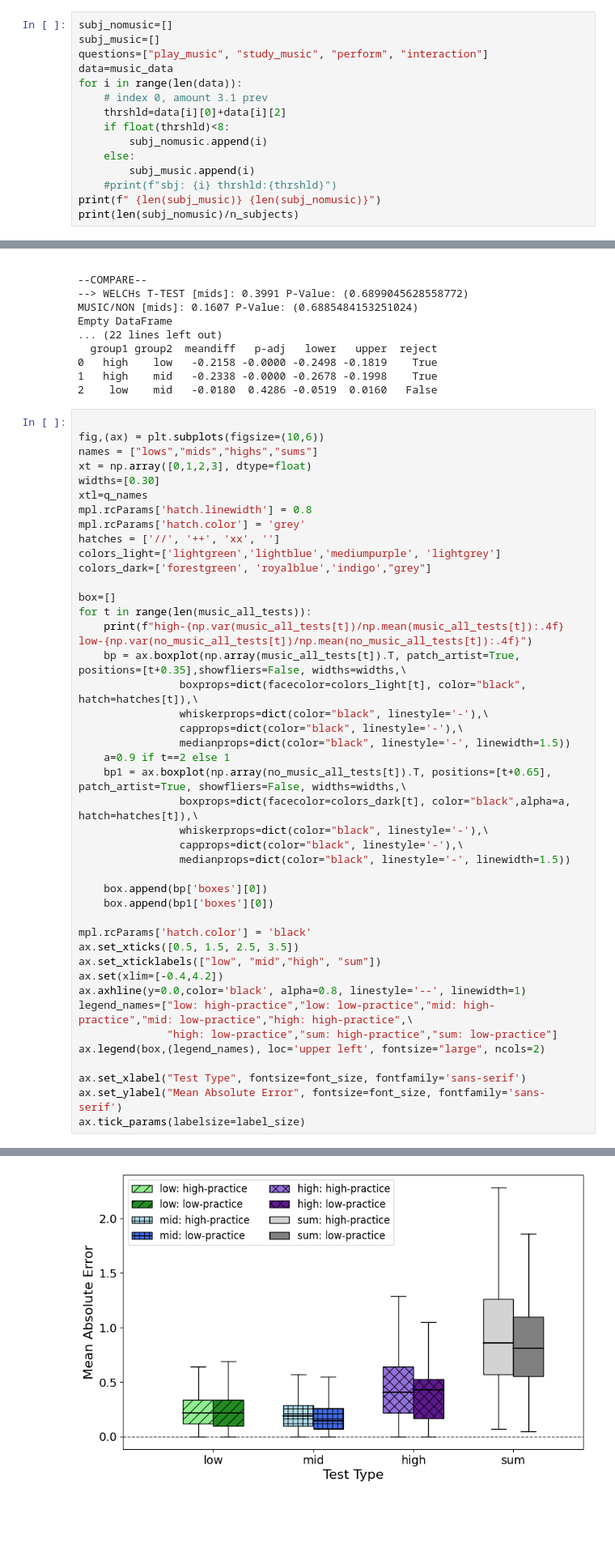
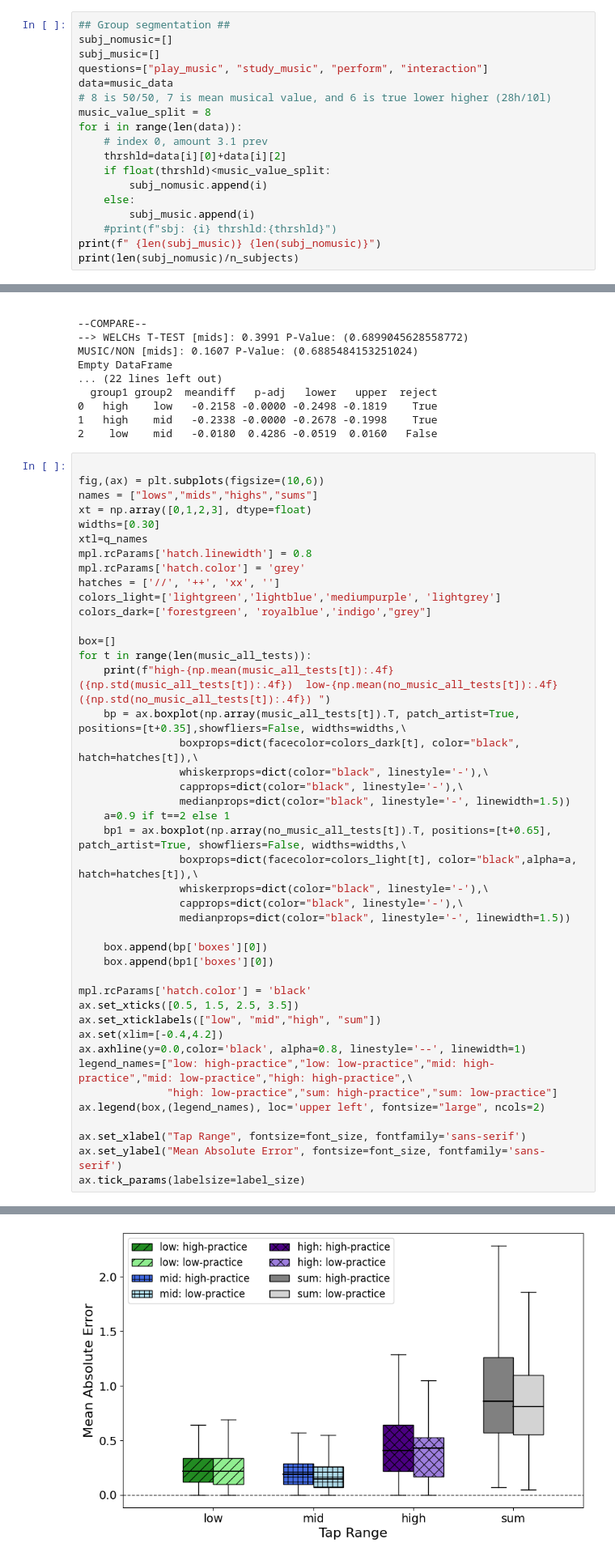
Before and after one commit to peter-clark/investigating-human-tapping-behavior-polyphonic-rhythms, a Jupyter notebook: 5-Tapping_Force-Consistency_and_Precision.ipynb, the cells around one changed output, grey strips where cells are left out. Shown at 81% size. Drawn from its saved outputs; the diff is of its cells as text; blank space fills up the shorter version.

```diff
--- a/5-Tapping_Force-Consistency_and_Precision.ipynb
+++ b/5-Tapping_Force-Consistency_and_Precision.ipynb
@@ -692,14 +693,17 @@ music_data = [
     [4, 4, 4, 3]
 ]
 # %%
+## Group segmentation ##
 subj_nomusic=[]
 subj_music=[]
 questions=["play_music", "study_music", "perform", "interaction"]
 data=music_data
+# 8 is 50/50, 7 is mean musical value, and 6 is true lower higher (28h/10l)
+music_value_split = 8
 for i in range(len(data)):
     # index 0, amount 3.1 prev
     thrshld=data[i][0]+data[i][2]
-    if float(thrshld)<8:
+    if float(thrshld)<music_value_split:
         subj_nomusic.append(i)
     else:
         subj_music.append(i)
@@ -850,15 +854,15 @@ colors_dark=['forestgreen', 'royalblue','indigo',"grey"]
 
 box=[]
 for t in range(len(music_all_tests)):
-    print(f"high-{np.var(music_all_tests[t])/np.mean(music_all_tests[t]):.4f}  low-{np.var(no_music_all_tests[t])/np.mean(no_music_all_tests[t]):.4f}")
+    print(f"high-{np.mean(music_all_tests[t]):.4f}({np.std(music_all_tests[t]):.4f})  low-{np.mean(no_music_all_tests[t]):.4f}({np.std(no_music_all_tests[t]):.4f}) ")
     bp = ax.boxplot(np.array(music_all_tests[t]).T, patch_artist=True, positions=[t+0.35],showfliers=False, widths=widths,\
-                boxprops=dict(facecolor=colors_light[t], color="black", hatch=hatches[t]),\
+                boxprops=dict(facecolor=colors_dark[t], color="black", hatch=hatches[t]),\
                 whiskerprops=dict(color="black", linestyle='-'),\
                 capprops=dict(color="black", linestyle='-'),\
                 medianprops=dict(color="black", linestyle='-', linewidth=1.5))
     a=0.9 if t==2 else 1
     bp1 = ax.boxplot(np.array(no_music_all_tests[t]).T, positions=[t+0.65], patch_artist=True, showfliers=False, widths=widths,\
-                boxprops=dict(facecolor=colors_dark[t], color="black",alpha=a, hatch=hatches[t]),\
+                boxprops=dict(facecolor=colors_light[t], color="black",alpha=a, hatch=hatches[t]),\
                 whiskerprops=dict(color="black", linestyle='-'),\
                 capprops=dict(color="black", linestyle='-'),\
                 medianprops=dict(color="black", linestyle='-', linewidth=1.5))
@@ -875,7 +879,7 @@ legend_names=["low: high-practice","low: low-practice","mid: high-practice","mid
               "high: low-practice","sum: high-practice","sum: low-practice"]
 ax.legend(box,(legend_names), loc='upper left', fontsize="large", ncols=2)
 
-ax.set_xlabel("Test Type", fontsize=font_size, fontfamily='sans-serif')
+ax.set_xlabel("Tap Range", fontsize=font_size, fontfamily='sans-serif')
 ax.set_ylabel("Mean Absolute Error", fontsize=font_size, fontfamily='sans-serif')
 ax.tick_params(labelsize=label_size)
 # %% [output]
@@ -886 +890 @@ high-0.3602  low-0.2999
-[figure, old version]
+[figure, new version]
```
Also changed, not shown: parts of 4 cells of this notebook, 5 other files.
